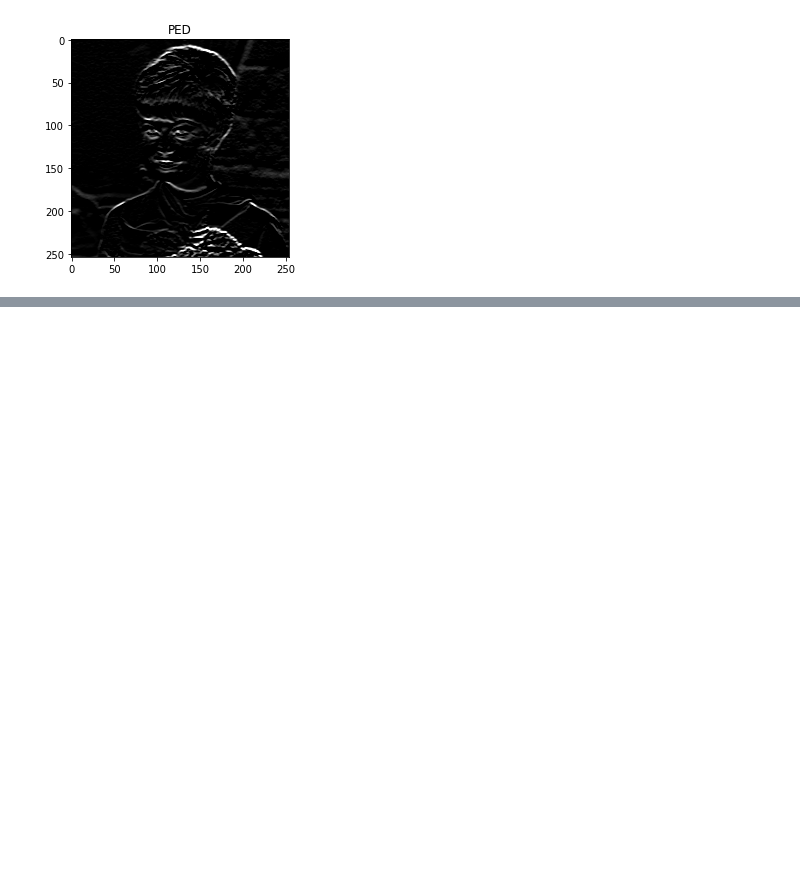
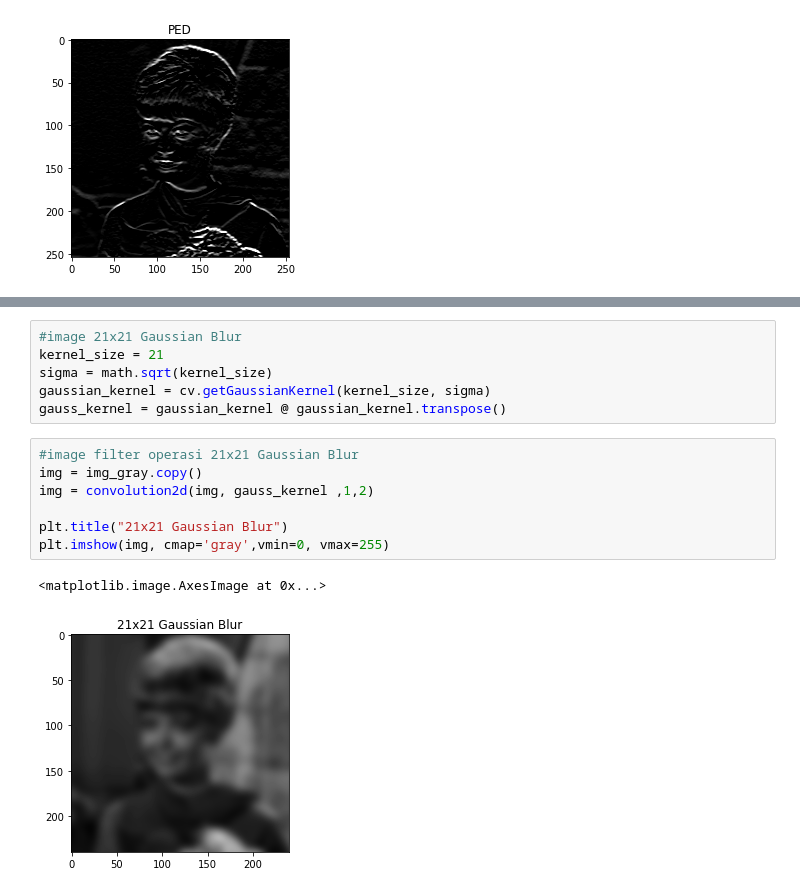
Before and after one commit to tasyasvdh09/PCVK_Genap_2023, a Jupyter notebook: PCVK_Modul_7.ipynb, the cells around one changed output, grey strips where cells are left out. Saved outputs shown, nothing was run; the diff lists cells and outputs as text; blank space fills up the shorter version.

```diff
--- a/PCVK_Modul_7.ipynb
+++ b/PCVK_Modul_7.ipynb
@@ -120,0 +138,16 @@ plt.imshow(img_PED, cmap='gray',vmin=0, vmax=255)
+# %%
+#image 21x21 Gaussian Blur
+kernel_size = 21
+sigma = math.sqrt(kernel_size)
+gaussian_kernel = cv.getGaussianKernel(kernel_size, sigma)
+gauss_kernel = gaussian_kernel @ gaussian_kernel.transpose()
+# %%
+#image filter operasi 21x21 Gaussian Blur
+img = img_gray.copy()
+img = convolution2d(img, gauss_kernel ,1,2)
+
+plt.title("21x21 Gaussian Blur")
+plt.imshow(img, cmap='gray',vmin=0, vmax=255)
+# %% [output]
+<matplotlib.image.AxesImage at 0x...>
+[figure, added]
```
Also changed, not shown: parts of 2 cells of this notebook.
